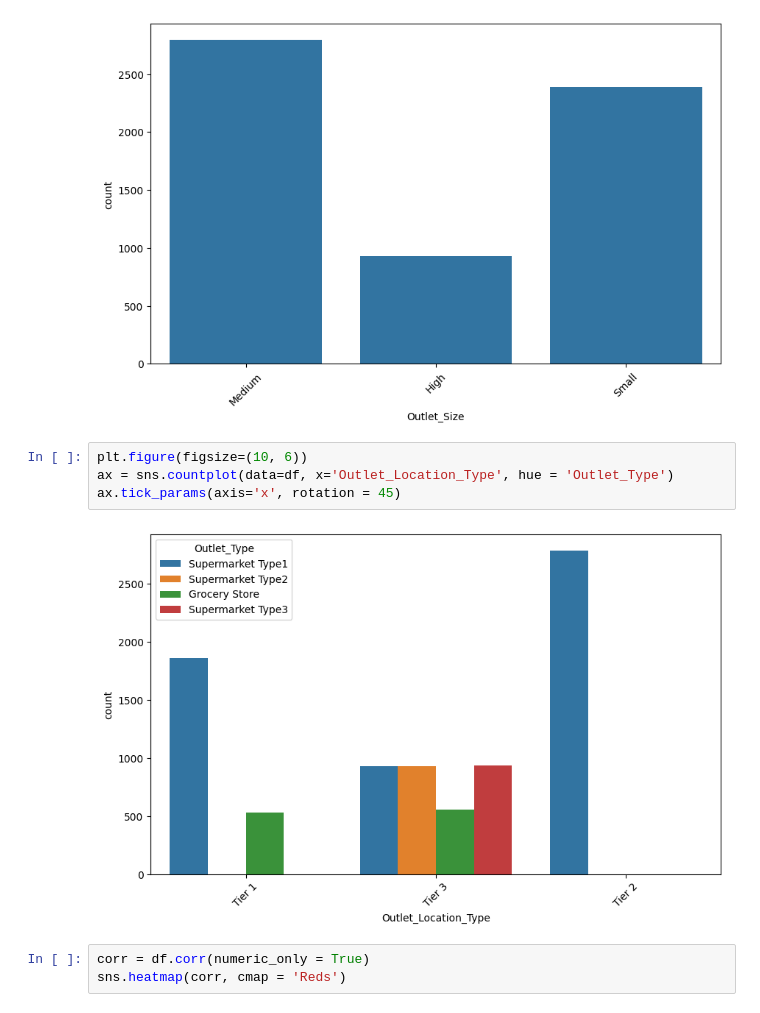
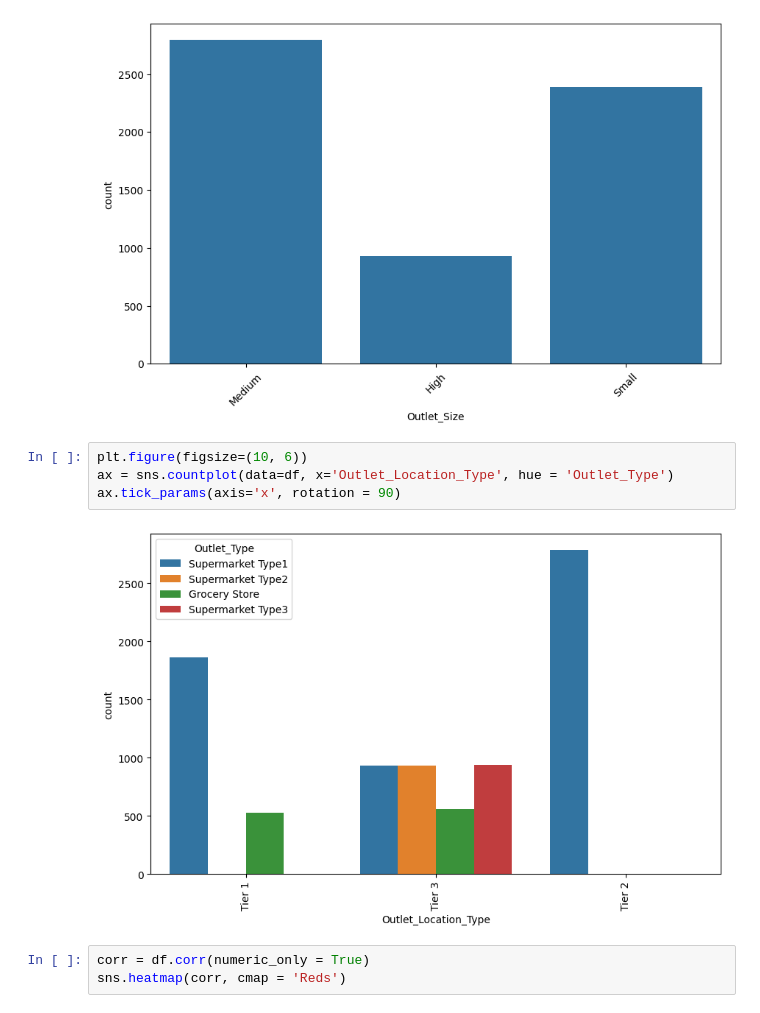
Before and after one commit to ElhamIsm/Prediction-of-Product-Sales, a Jupyter notebook: Prediction_of_Product_Sales.ipynb, the cells around one changed output. Drawn from its saved outputs; the diff is of its cells as text.

```diff
--- a/Prediction_of_Product_Sales.ipynb
+++ b/Prediction_of_Product_Sales.ipynb
@@ -261,9 +261,9 @@ ax.tick_params(axis='x', rotation = 45)
 # %%
 plt.figure(figsize=(10, 6))
 ax = sns.countplot(data=df, x='Outlet_Location_Type', hue = 'Outlet_Type')
-ax.tick_params(axis='x', rotation = 45)
+ax.tick_params(axis='x', rotation = 90)
 # %% [output]
-[figure, old version]
+[figure, new version]
 # %%
 corr = df.corr(numeric_only = True)
 sns.heatmap(corr, cmap = 'Reds')
```
Also changed, not shown: parts of 2 cells of this notebook.
